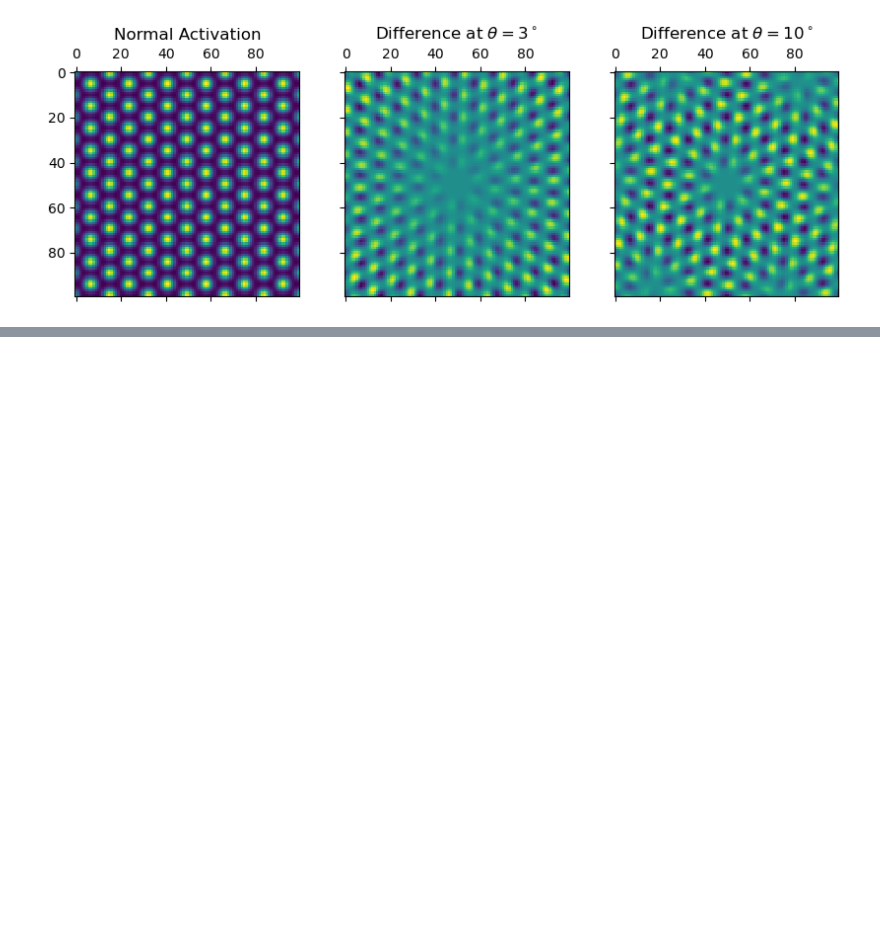
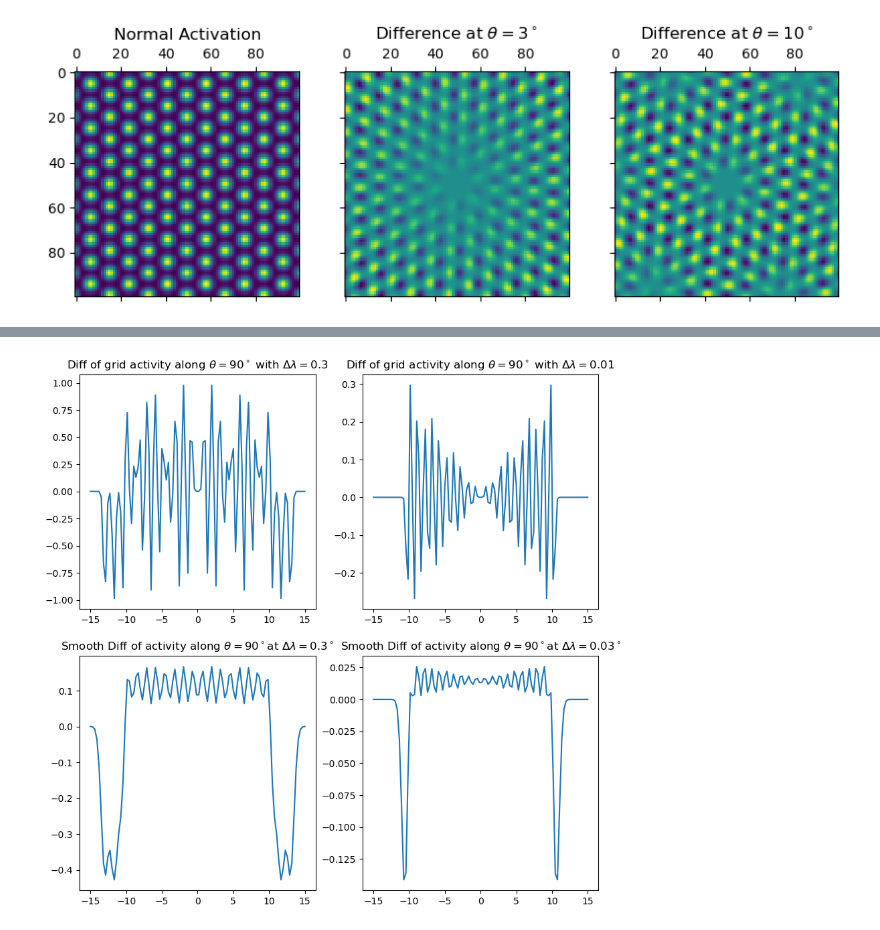
Before and after one commit to MathePhysics/GriDDE, a Jupyter notebook: ipynb/ActivityDiff.ipynb, the cells around one changed output, grey strips where cells are left out. Drawn from its saved outputs; the diff is of its cells as text; code cells hidden in the pictures; blank space fills up the shorter version.

```diff
--- a/ipynb/ActivityDiff.ipynb
+++ b/ipynb/ActivityDiff.ipynb
@@ -96,0 +178,10 @@ plt.show()
+# %%
+fig, ax = plt.subplots(2, 2, figsize=(10,10))
+angle = 90
+show_dist_var(angle,0.3, ax[0,0])
+show_dist_var(angle,0.01, ax[0,1])
+show_dist_var_conv(angle,0.3, ax[1,0])
+show_dist_var_conv(angle,0.03, ax[1,1])
+plt.show()
+# %% [output]
+[figure, added]
```
Also changed, not shown: parts of 6 cells of this notebook.
